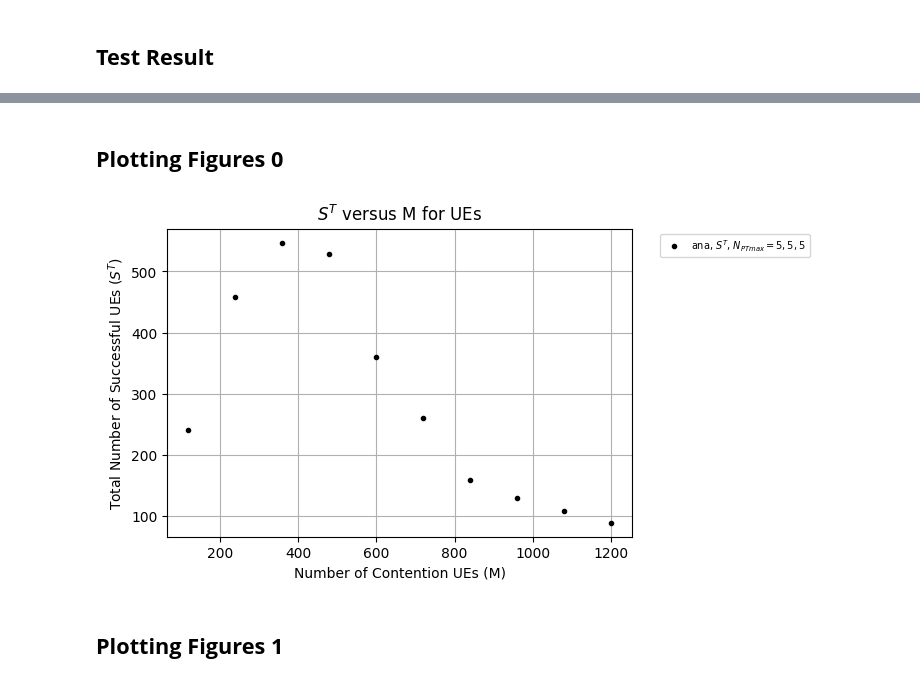
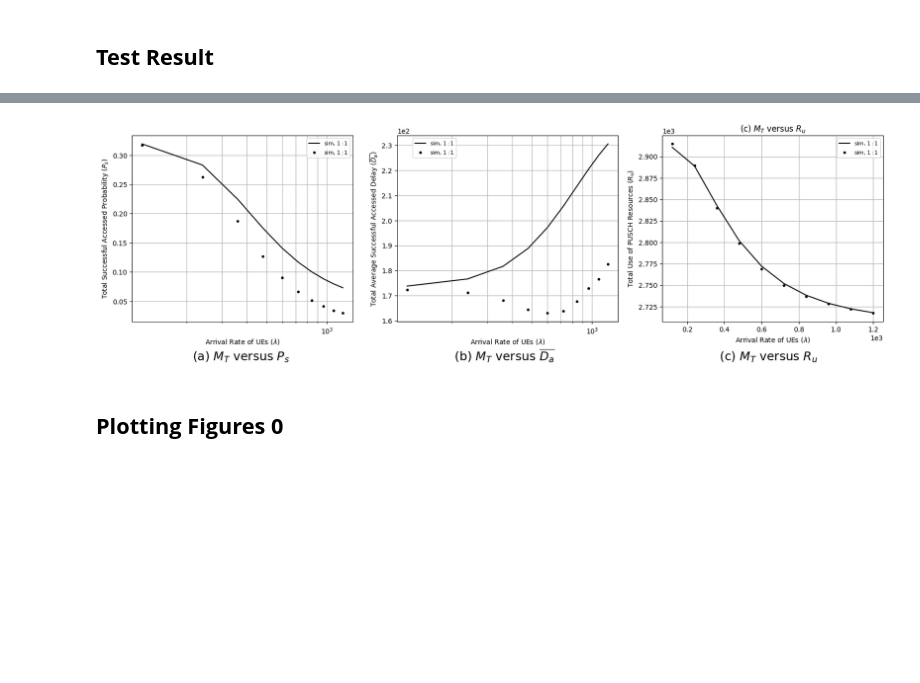
Before and after one commit to timlin0307/Thesis-Simulation, a Jupyter notebook: 2SRA and 4SRA with T_DATA in NTN/Simulation.ipynb, the cells around one changed output, grey strips where cells are left out. Drawn from its saved outputs; the diff is of its cells as text; code cells hidden in the pictures; blank space fills up the shorter version.

```diff
--- a/2SRA and 4SRA with T_DATA in NTN/Simulation.ipynb
+++ b/2SRA and 4SRA with T_DATA in NTN/Simulation.ipynb
@@ -1533,0 +1717,3 @@ total: 0:05:12.898574
+# %%
+sim = pandas.read_csv('sim_testresult_test.csv')
+sim
@@ -1533,0 +1734,3 @@ total: 0:05:12.898574
+# %%
+ana = pandas.read_csv('ana_testresult_test.csv')
+ana
@@ -1534,18 +1750,45 @@ total: 0:05:12.898574
+# %%
+plt.subplot(131)
+plt.plot(sim.M_4SRA+sim.M_2SRA, ana.Ps_T, '-', color = 'black', label = 'sim, $1:1$')
+plt.plot(sim.M_4SRA+sim.M_2SRA, sim.Ps_T, 'o', ms = 3, color = 'black', label = 'sim, $1:1$')
+plt.xscale('log')
+plt.xlabel("Arrival Rate of UEs ($\lambda$)")
+plt.ylabel("Total Successful Accessed Probability ($P_s$)")
+# plt.title("(a) $M_T$ versus $P_s$")
+# plt.suptitle("(a) $M_T$ versus $P_s$", fontsize=18, x=0.23, y=0.0)
+plt.grid(True, which="both")
+
+plt.legend(markerscale=1, fontsize=8, loc='best', bbox_to_anchor=(1, 1))
+
+plt.subplot(132)
+plt.plot(sim.M_4SRA+sim.M_2SRA, ana.Da_T, '-', color = 'black', label = 'sim, $1:1$')
+plt.plot(sim.M_4SRA+sim.M_2SRA, sim.Da_T, 'o', ms = 3, color = 'black', label = 'sim, $1:1$')
+plt.ticklabel_format(axis='both', style='sci', scilimits=(0, 0))
+plt.xscale('log')
+plt.xlabel("Arrival Rate of UEs ($\lambda$)")
+plt.ylabel("Total Average Successful Accessed Delay ($\overline{D_{a}}$)")
+# plt.title("(b) $M_T$ versus $\overline{D_{a}}$")
+plt.grid(True, which="both")
+
+plt.legend(markerscale=1, fontsize=8, loc='best', bbox_to_anchor=(0.28, 1))
+
+plt.subplot(133)
+plt.plot(sim.M_4SRA+sim.M_2SRA, ana.Ur_PUSCH_T, '-', color = 'black', label = 'sim, $1:1$')
+plt.plot(sim.M_4SRA+sim.M_2SRA, sim.Ur_PUSCH_T, 'o', ms = 3, color = 'black', label = 'sim, $1:1$')
+plt.ticklabel_format(axis='both', style='sci', scilimits=(0, 3))
+# plt.xscale('log')
+plt.xlabel("Arrival Rate of UEs ($\lambda$)")
+plt.ylabel("Total Use of PUSCH Resources ($R_u$)")
+plt.title("(c) $M_T$ versus $R_u$")
+plt.grid(True, which="both")
+
+plt.suptitle("(a) $M_T$ versus $P_s$                                           (b) $M_T$ versus $\overline{D_{a}}$                                           (c) $M_T$ versus $R_u$", fontsize=18, x=0.51, y=0.0)
+
+
+plt.legend(markerscale=1, fontsize=8, loc='best')
+plt.rcParams["figure.figsize"] = (20, 5)
+plt.show()
+# %% [output]
+[figure, added]
 # %% [markdown]
 ## **Plotting Figures 0**
-# %%
-sim = pandas.read_csv('sim_testresult.csv')
-
-plt.plot(sim.M_4SRA, sim.Ms_T, 'o', ms = 3, color = 'black', label = 'ana, $S^T$, $N_{PTmax}=5,5,5$')
-
-plt.xlabel("Number of Contention UEs (M)")
-plt.ylabel("Total Number of Successful UEs ($S^T$)")
-plt.grid(True, which="both")
-plt.legend(markerscale=1, fontsize=7, loc='upper left', bbox_to_anchor=(1.05, 1))
-plt.title('$S^T$ versus M for UEs')
-plt.rcParams["figure.figsize"] = (6, 4)
-plt.show()
-# %% [output]
-[figure, removed]
-# %% [markdown]
-## **Plotting Figures 1**
```
Also changed, not shown: parts of 47 cells of this notebook, 4 other files.
